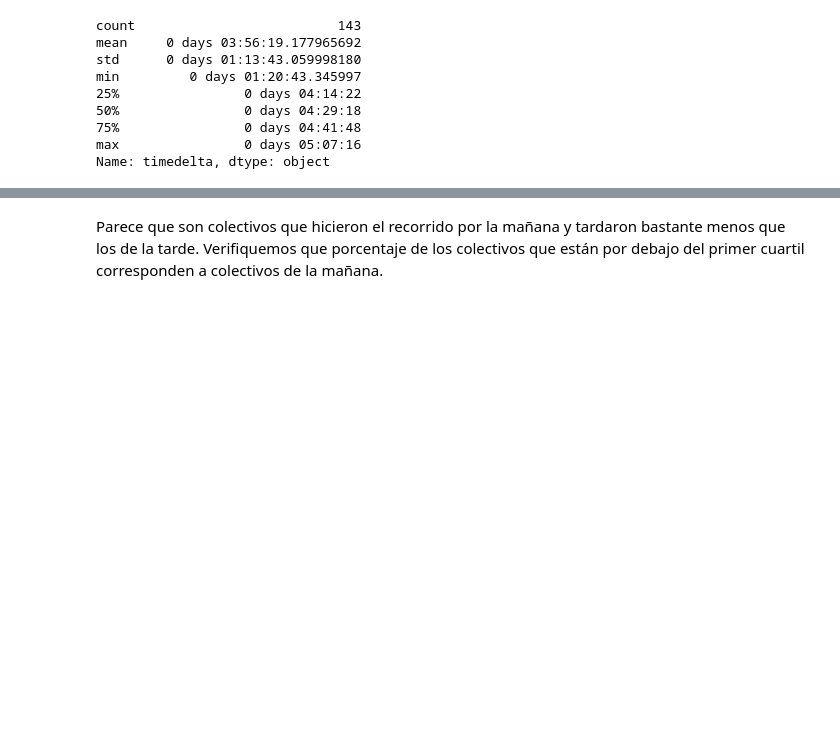
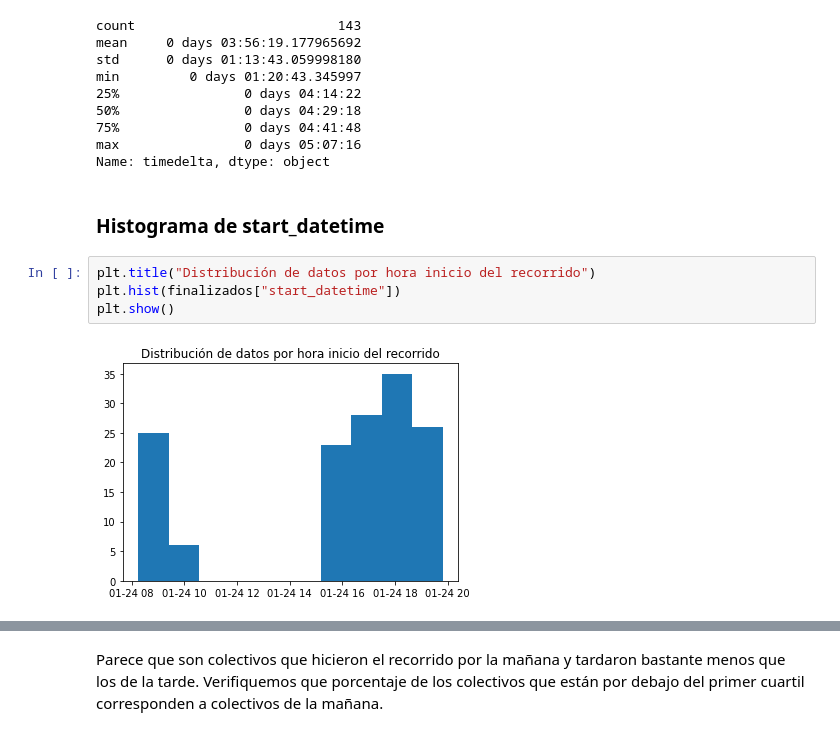
Before and after one commit to yagopajarino/colectivos-152, a Jupyter notebook: Colectivos.ipynb, the cells around one changed output, grey strips where cells are left out. Saved outputs shown, nothing was run; the diff lists cells and outputs as text; blank space fills up the shorter version.

```diff
--- a/Colectivos.ipynb
+++ b/Colectivos.ipynb
@@ -289,3 +291,11 @@ min         0 days 01:20:43.345997
 75%                0 days 04:41:48
 max                0 days 05:07:16
 Name: timedelta, dtype: object
+# %% [markdown]
+### Histograma de start_datetime
+# %%
+plt.title("Distribución de datos por hora inicio del recorrido")
+plt.hist(finalizados["start_datetime"])
+plt.show()
+# %% [output]
+[figure, added]
```
Also changed, not shown: parts of 15 cells of this notebook.
